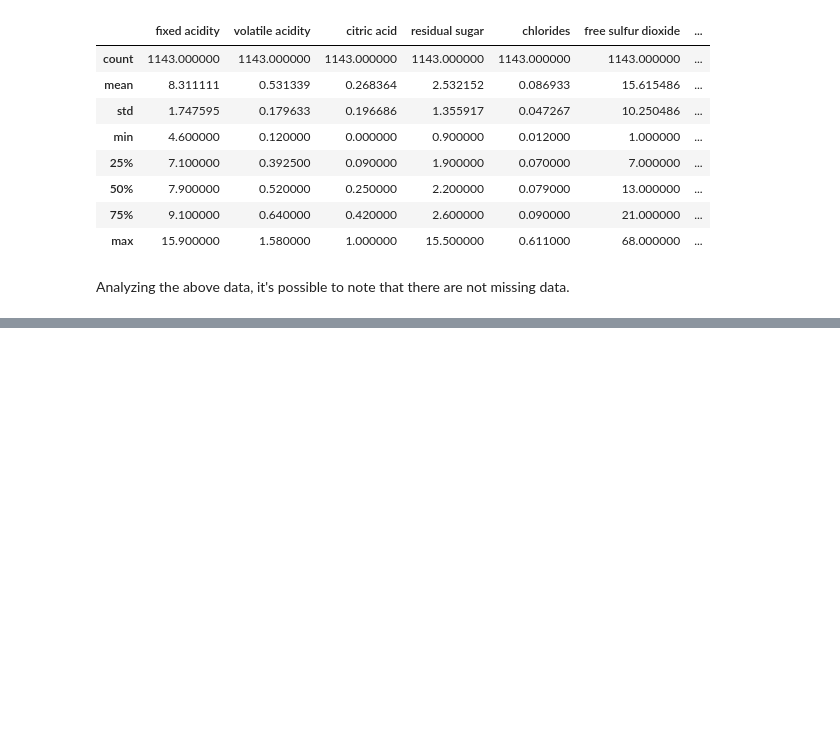
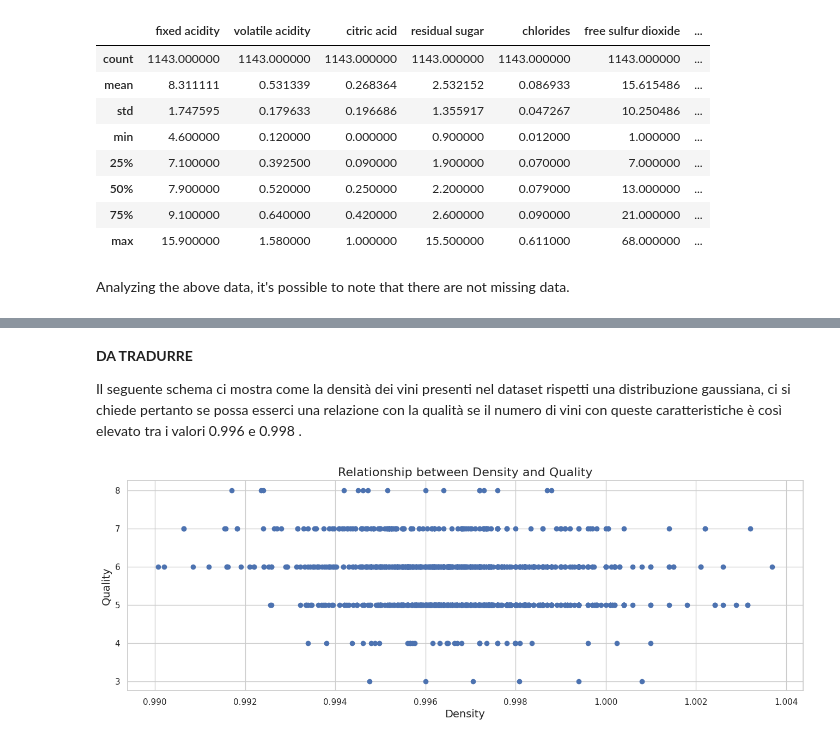
Before and after one commit to elvisperlika/cryptojacking-paper, a Jupyter notebook: Wine_Quality_Prediction.ipynb, the cells around one changed output, grey strips where cells are left out. Cells and saved outputs as stored; diff of their text form; code cells hidden in the pictures; blank space fills up the shorter version.

```diff
--- a/Wine_Quality_Prediction.ipynb
+++ b/Wine_Quality_Prediction.ipynb
@@ -81,0 +107,16 @@ plt.show()
+# %% [markdown]
+**DA TRADURRE**
+
+Il seguente schema ci mostra come la densità dei vini presenti nel dataset rispetti una distribuzione gaussiana, ci si chiede pertanto se possa esserci una relazione con la qualità se il numero di vini con queste caratteristiche è così elevato tra i valori 0.996 e 0.998 .
+# %%
+plt.figure(figsize=(16, 5))
+plt.scatter(
+    data['density'],
+    data['quality'],
+)
+plt.title("Relationship between Density and Quality", fontsize=16)
+plt.xlabel("Density", fontsize=14)
+plt.ylabel("Quality", fontsize=14)
+plt.show()
+# %% [output]
+[figure, added]
```
Also changed, not shown: parts of 5 cells of this notebook.
